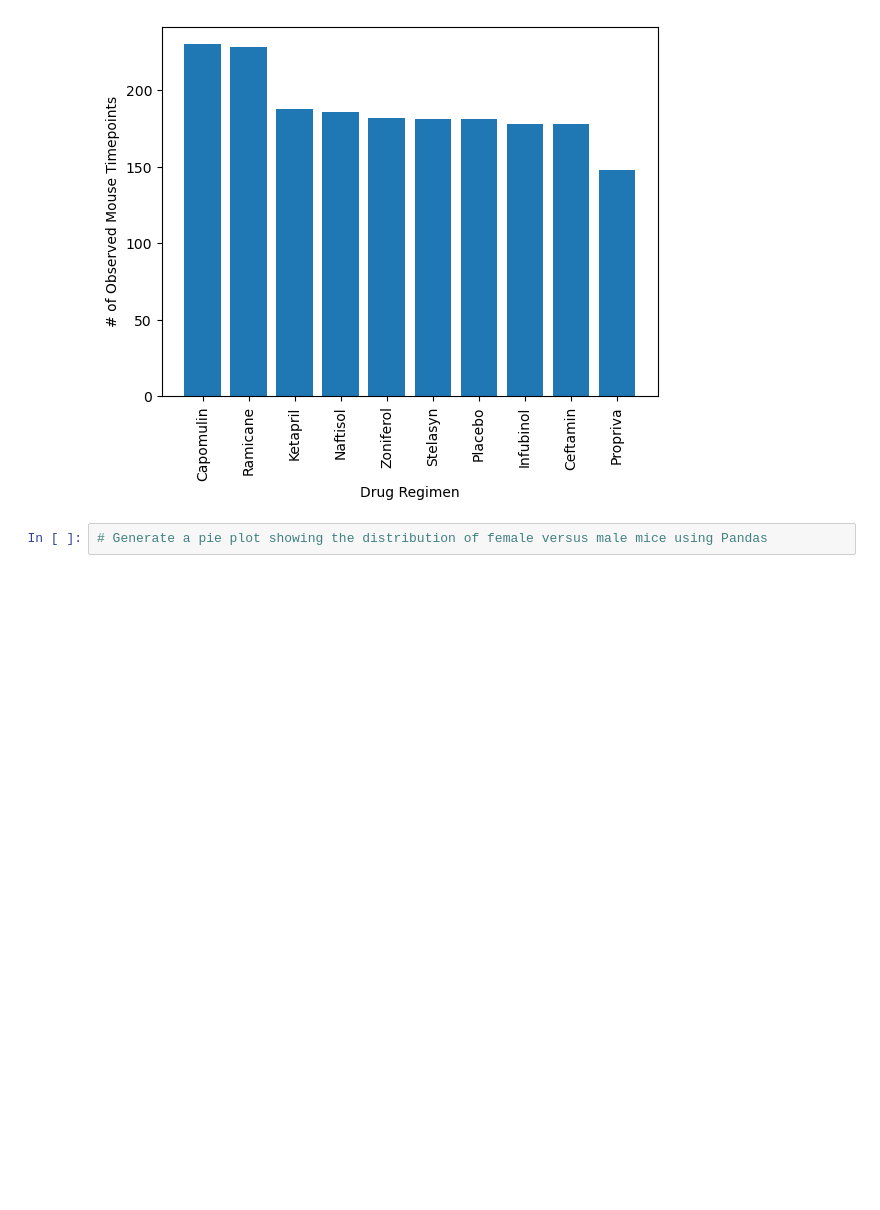
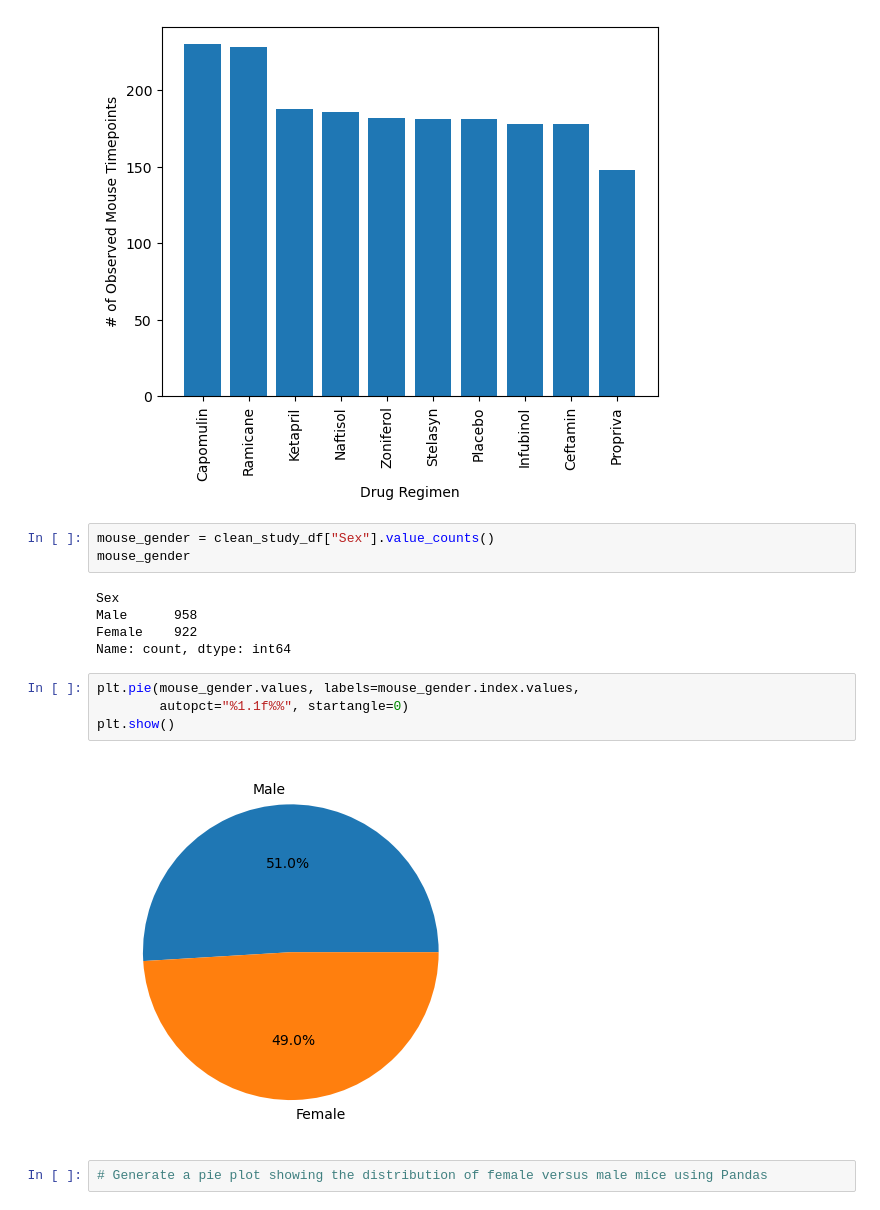
Before and after one commit to eeneedles/data-visualization-challenge, a Jupyter notebook: Pymaceuticals/pymaceuticals_starter.ipynb, the cells around one changed output. Cells and saved outputs as stored; diff of their text form; blank space fills up the shorter version.

```diff
--- a/Pymaceuticals/pymaceuticals_starter.ipynb
+++ b/Pymaceuticals/pymaceuticals_starter.ipynb
@@ -148,6 +163,20 @@ pyplot.plot()
 # Generate a bar plot showing the total number of rows (Mouse ID/Timepoints) for each drug regimen using pyplot.
 # %% [output]
 [figure]
+# %%
+mouse_gender = clean_study_df["Sex"].value_counts()
+mouse_gender
+# %% [output]
+Sex
+Male      958
+Female    922
+Name: count, dtype: int64
+# %%
+plt.pie(mouse_gender.values, labels=mouse_gender.index.values,
+        autopct="%1.1f%%", startangle=0)
+plt.show()
+# %% [output]
+[figure, added]
 # %%
 # Generate a pie plot showing the distribution of female versus male mice using Pandas
 # %% [output]
```
Also changed, not shown: parts of 5 cells of this notebook.
